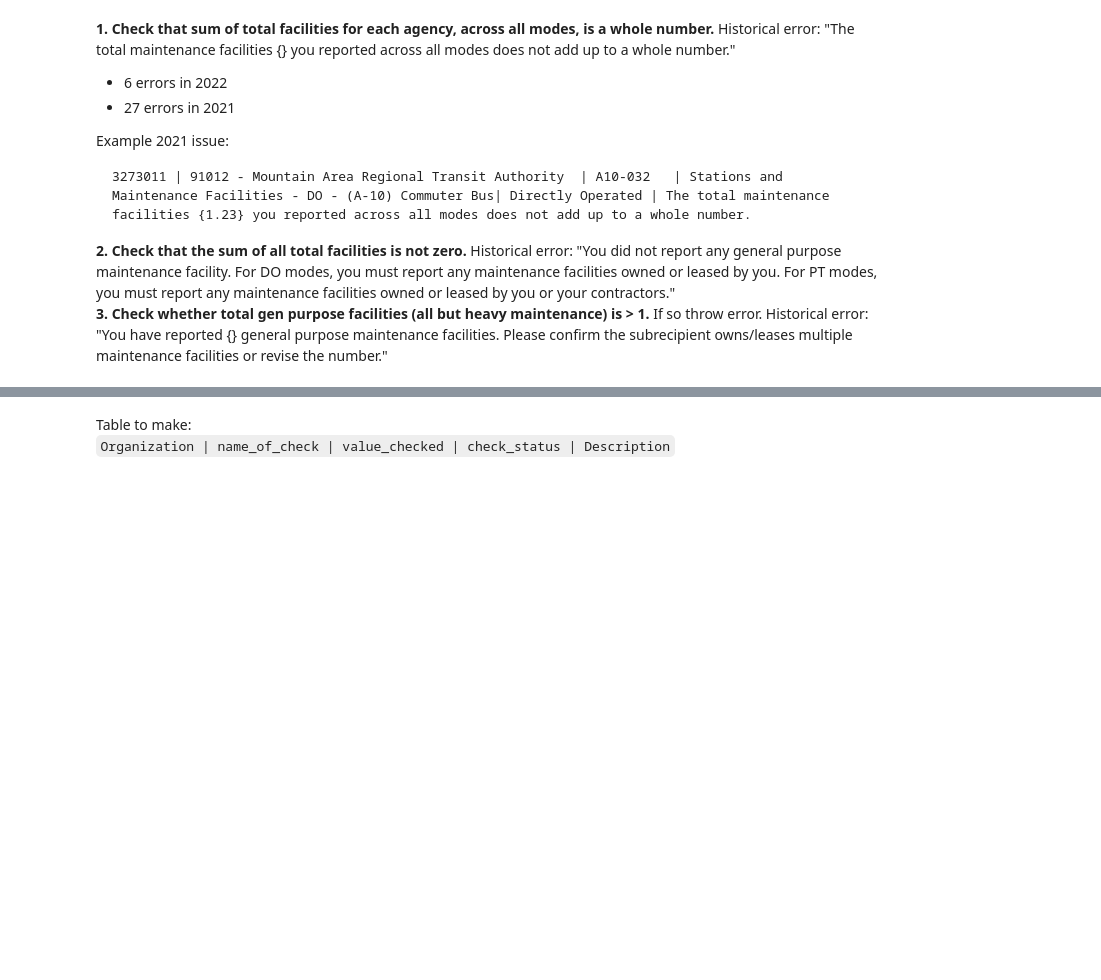
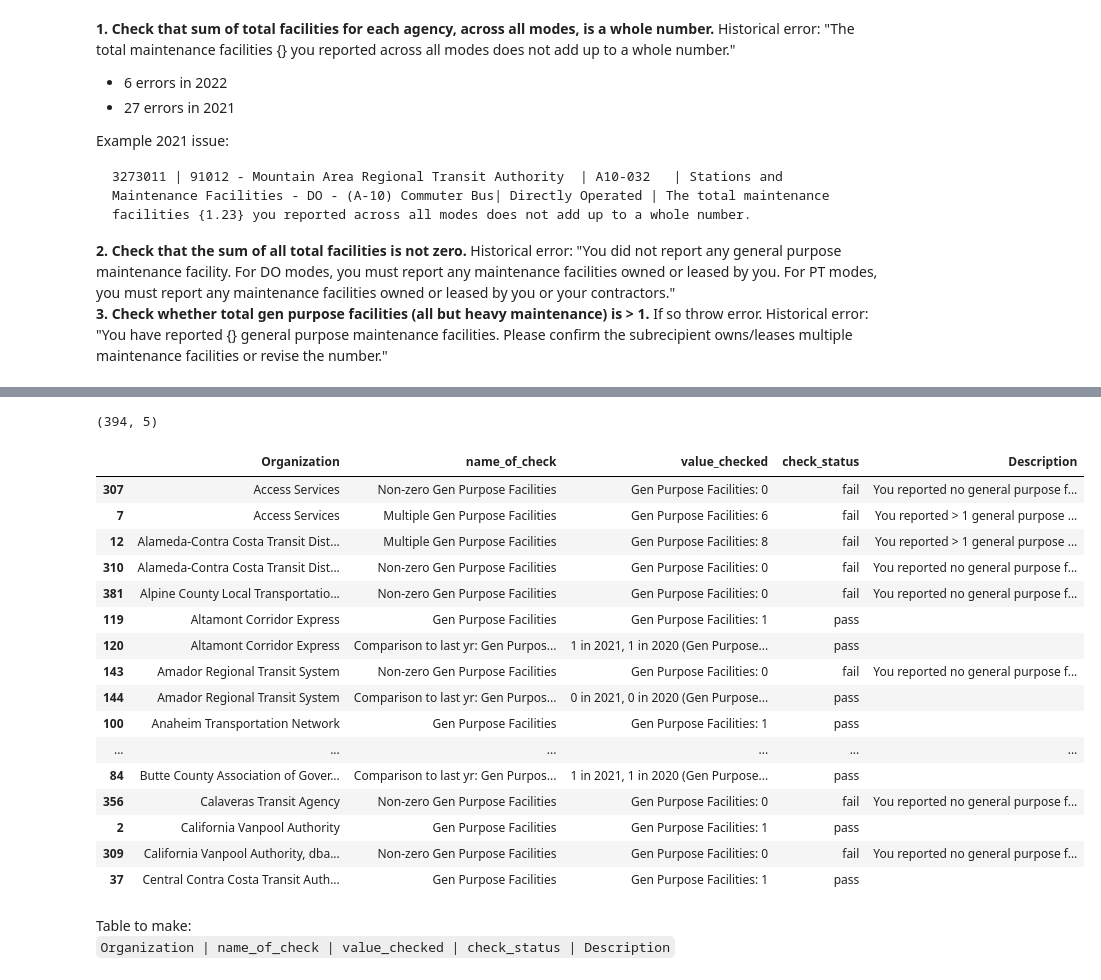
Before and after one commit to cal-itp/ntd-modernization, a Jupyter notebook: validation_tool/notebooks/2b_a10_validation_development.ipynb, the cells around one changed output, grey strips where cells are left out. Cells and saved outputs as stored; diff of their text form; code cells hidden in the pictures; blank space fills up the shorter version.

```diff
--- a/validation_tool/notebooks/2b_a10_validation_development.ipynb
+++ b/validation_tool/notebooks/2b_a10_validation_development.ipynb
@@ -42,0 +185,22 @@ We write 3 checks:
+# %%
+print(facility_checks.shape)
+facility_checks.head(20)
+# %% [output]
+(394, 5)
+|  | Organization | name_of_check | value_checked | check_status | Description |
+| 307 | Access Services | Non-zero Gen Purpose Facilities | Gen Purpose Facilities: 0 | fail | You reported no general purpose f... |
+| 7 | Access Services | Multiple Gen Purpose Facilities | Gen Purpose Facilities: 6 | fail | You reported > 1 general purpose ... |
+| 12 | Alameda-Contra Costa Transit Dist... | Multiple Gen Purpose Facilities | Gen Purpose Facilities: 8 | fail | You reported > 1 general purpose ... |
+| 310 | Alameda-Contra Costa Transit Dist... | Non-zero Gen Purpose Facilities | Gen Purpose Facilities: 0 | fail | You reported no general purpose f... |
+| 381 | Alpine County Local Transportatio... | Non-zero Gen Purpose Facilities | Gen Purpose Facilities: 0 | fail | You reported no general purpose f... |
+| 119 | Altamont Corridor Express | Gen Purpose Facilities | Gen Purpose Facilities: 1 | pass |  |
+| 120 | Altamont Corridor Express | Comparison to last yr: Gen Purpos... | 1 in 2021, 1 in 2020 (Gen Purpose... | pass |  |
+| 143 | Amador Regional Transit System | Non-zero Gen Purpose Facilities | Gen Purpose Facilities: 0 | fail | You reported no general purpose f... |
+| 144 | Amador Regional Transit System | Comparison to last yr: Gen Purpos... | 0 in 2021, 0 in 2020 (Gen Purpose... | pass |  |
+| 100 | Anaheim Transportation Network | Gen Purpose Facilities | Gen Purpose Facilities: 1 | pass |  |
+| ... | ... | ... | ... | ... | ... |
+| 84 | Butte County Association of Gover... | Comparison to last yr: Gen Purpos... | 1 in 2021, 1 in 2020 (Gen Purpose... | pass |  |
+| 356 | Calaveras Transit Agency | Non-zero Gen Purpose Facilities | Gen Purpose Facilities: 0 | fail | You reported no general purpose f... |
+| 2 | California Vanpool Authority | Gen Purpose Facilities | Gen Purpose Facilities: 1 | pass |  |
+| 309 | California Vanpool Authority, dba... | Non-zero Gen Purpose Facilities | Gen Purpose Facilities: 0 | fail | You reported no general purpose f... |
+| 37 | Central Contra Costa Transit Auth... | Gen Purpose Facilities | Gen Purpose Facilities: 1 | pass |  |
```
Also changed, not shown: parts of 10 cells of this notebook, 6 other files.
